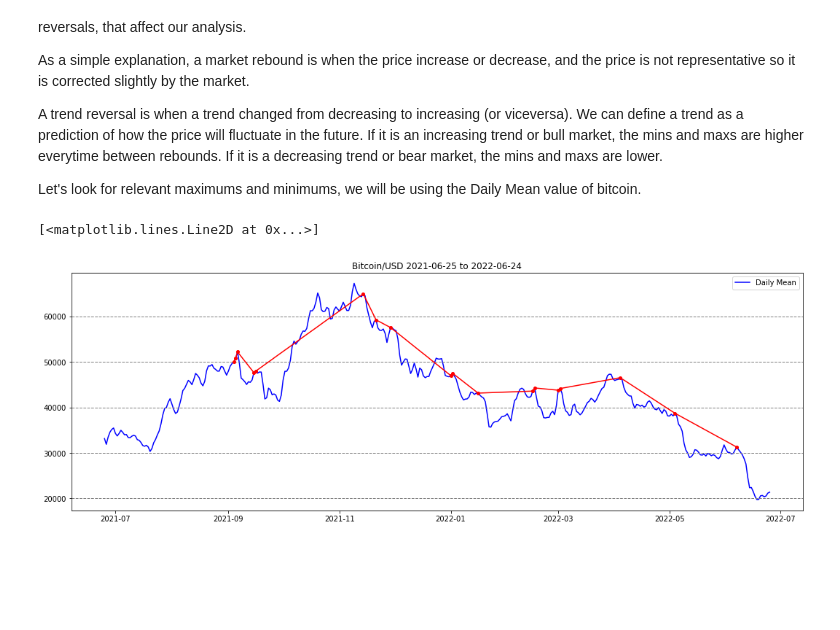
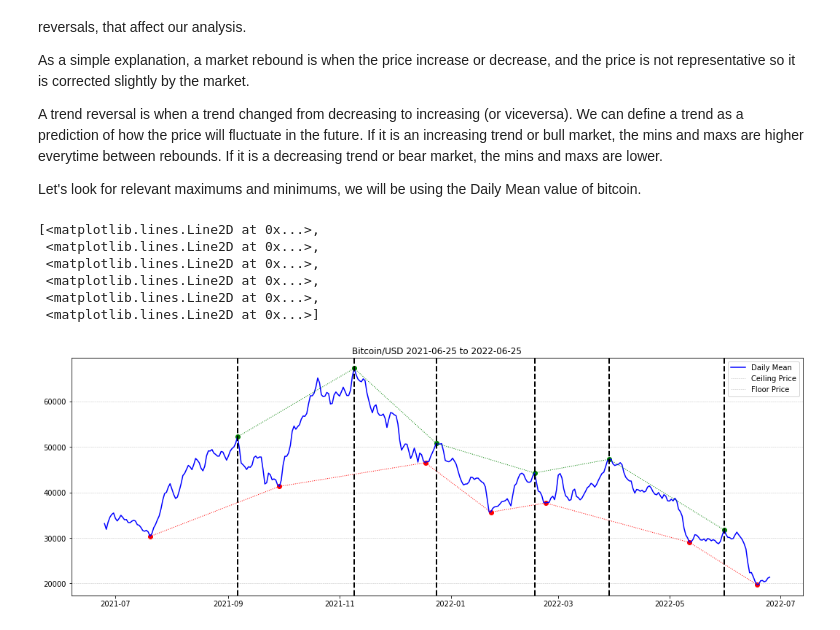
Before and after one commit to lucacastro/Portfolio, a Jupyter notebook: bitcoin-python-case-study/python-bitcoin-case-study.ipynb, the cells around one changed output. Drawn from its saved outputs; the diff is of its cells as text; code cells hidden in the pictures; blank space fills up the shorter version.

Commit message:
Update python-bitcoin-case-study.ipynb
Added relative max and mins, reviewed trends and created zoomed plot

```diff
--- a/bitcoin-python-case-study/python-bitcoin-case-study.ipynb
+++ b/bitcoin-python-case-study/python-bitcoin-case-study.ipynb
@@ -73,28 +72,35 @@ A trend reversal is when a trend changed from decreasing to increasing (or vicev
 Let's look for relevant maximums and minimums, we will be using the Daily Mean value of bitcoin.
 # %%
 plt.figure(figsize=(18,6))
-plt.title('Bitcoin/USD 2021-06-25 to 2022-06-24')
+plt.title('Bitcoin/USD 2021-06-25 to 2022-06-25')
 plt.plot(btc['Date'], btc['Mean'], color="blue", linewidth = 1.5)
-plt.legend(['Daily Mean'])
-[plt.axhline(y=i, color='gray', linewidth = 1, linestyle  ='--')  for i in [20000, 30000, 40000, 50000, 60000]]
+#Draw visual reference for prices
+[plt.axhline(y=i, color='gray', linewidth = .5, linestyle  = 'dashed', alpha=.5)  for i in [20000, 30000, 40000, 50000, 60000]]
+maximums = []
+minimums = []
+#Verify if value is local maximum or minimum and if it is preceeding a fall.
+for x in range(0, btc['Mean'].shape[0]):
+    if((btc['Mean'][x] - btc['Mean'][x-15:x].mean() > 0) & (btc['Mean'][x] == btc['Mean'][x-15:x+15].max()) & ((btc['Mean'][x] - btc['Mean'][x:x+25].mean() > 3000))):
+        maximums.append(x)
+    if((btc['Mean'][x] - btc['Mean'][x-15:x].mean() < -1000) & (btc['Mean'][x] == btc['Mean'][x-15:x+15].min())):
+        minimums.append(x)
 
-res = []
+df= pd.Series(maximums, dtype=float)
+maxs = btc.loc[btc.index.isin(df)]
+plt.plot(maxs['Date'], maxs['Mean'], color = "green", linestyle='dotted', linewidth=1)
+plt.scatter(maxs['Date'], maxs['Mean'], color = "green")
+df= minimums
+mins = btc.loc[btc.index.isin(df)]
+plt.plot(mins['Date'], mins['Mean'], color = "red", linestyle='dotted', linewidth=1)
+plt.scatter(mins['Date'], mins['Mean'], color = "red")
+plt.legend(['Daily Mean', 'Ceiling Price', 'Floor Price'])
 
-#Verify if value is local maximum and is preceeding a fall.
-for x in range(btc['Mean'].shape[0] - 6):
-    if((x==0) | (x==1)):
-        x=2
-    if((btc['Mean'][x] - btc['Mean'][x + 6]  > 4000) & (btc['Mean'][x] - btc['Mean'][x-1] > 0) & (btc['Mean'][x] - btc['Mean'][x-2] > 0)):
-        res.append(x)
-
-#Verify if it is the min from a given range
-
-df= pd.Series(res)
-
-#df['Mean'] = pd.Series( (v[0] for v in res) )
-
-maxs = btc.loc[btc.index.isin(df)]
-plt.plot(maxs['Date'], maxs['Mean'], marker="o", color = "red", markersize=4)
+[plt.axvline(x=i, color='black', linewidth = 2, linestyle  ='--',)  for i in maxs['Date']]
 # %% [output]
-[<matplotlib.lines.Line2D at 0x...>]
+[<matplotlib.lines.Line2D at 0x...>,
+ <matplotlib.lines.Line2D at 0x...>,
+ <matplotlib.lines.Line2D at 0x...>,
+ <matplotlib.lines.Line2D at 0x...>,
+ <matplotlib.lines.Line2D at 0x...>,
+ <matplotlib.lines.Line2D at 0x...>]
-[figure, old version]
+[figure, new version]
```
Also changed, not shown: parts of 3 cells of this notebook.
